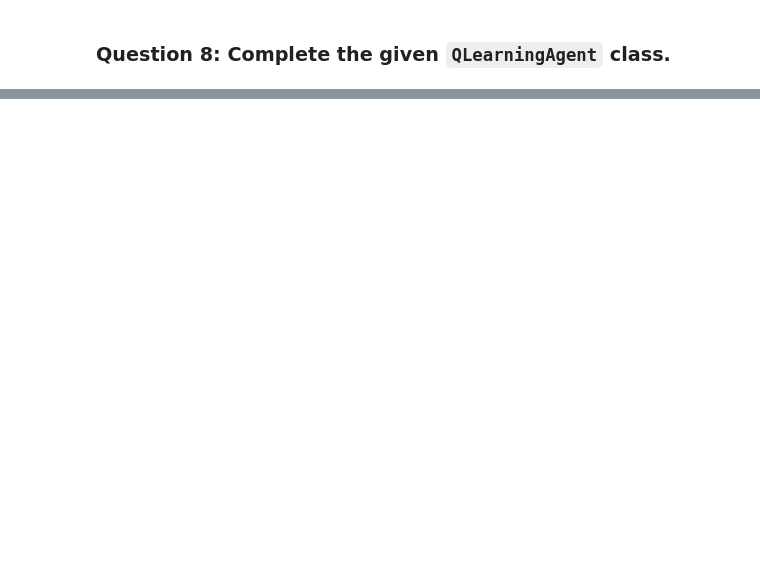
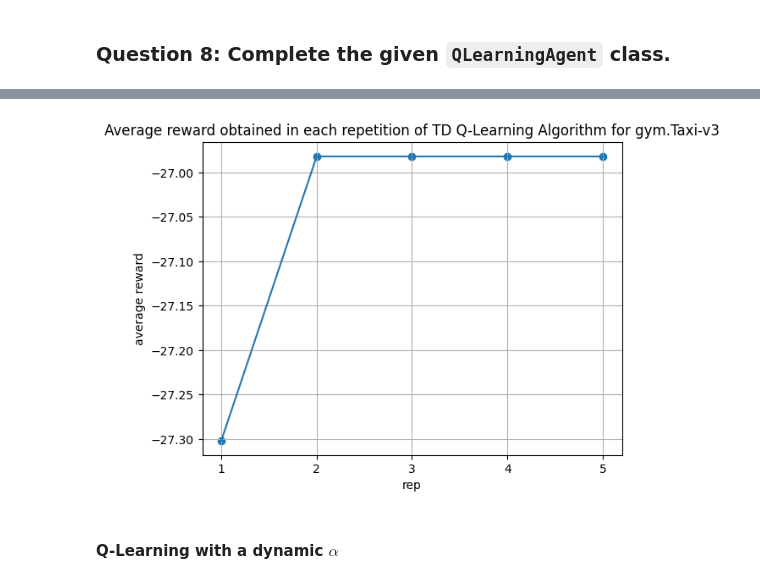
Before and after one commit to ALotov2000/gym-frozen-lake-and-taxi-solved-by-reinforcement-learning, a Jupyter notebook: src/main.ipynb, the cells around one changed output, grey strips where cells are left out. Saved outputs shown, nothing was run; the diff lists cells and outputs as text; code cells hidden in the pictures; blank space fills up the shorter version.

```diff
--- a/src/main.ipynb
+++ b/src/main.ipynb
@@ -515,0 +571,11 @@ plt.show()
+# %%
+def show_average_reward(reward_sum: np.ndarray):
+    fig, ax = plt.subplots()
+    ax.plot(np.arange(REPS) + 1, np.average(reward_sum, axis=1))
+    ax.scatter(np.arange(REPS) + 1, np.average(reward_sum, axis=1))
+    ax.grid(True, axis='both')
+    ax.set_xlabel('rep')
+    ax.set_xticks(np.arange(REPS) + 1)
+    ax.set_ylabel('average reward')
+    ax.set_title('Average reward obtained in each repetition of TD Q-Learning Algorithm for gym.Taxi-v3')
+    plt.show()
@@ -515,0 +590,6 @@ plt.show()
+# %%
+show_average_reward(reward_sum)
+# %% [output]
+[figure, added]
+# %% [markdown]
+#### Q-Learning with a dynamic $\alpha$
```
Also changed, not shown: parts of 30 cells of this notebook.
